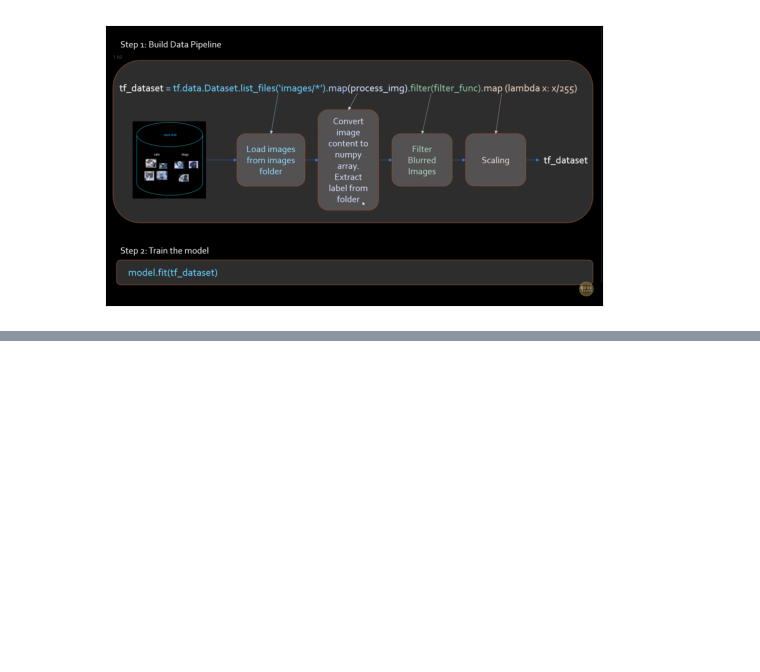
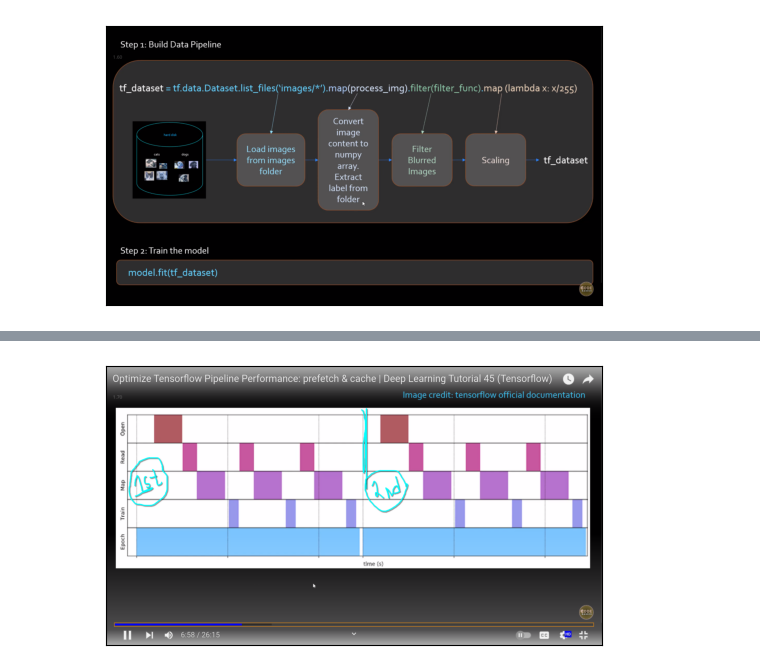
Before and after one commit to yasin-arafat-05/FaceNet, a Jupyter notebook: 01_basic/tensorflow_input_pipeline.ipynb, the cells around one changed output, grey strips where cells are left out. Drawn from its saved outputs; the diff is of its cells as text; code cells hidden in the pictures; blank space fills up the shorter version.

```diff
--- a/01_basic/tensorflow_input_pipeline.ipynb
+++ b/01_basic/tensorflow_input_pipeline.ipynb
@@ -67,0 +107,4 @@ showImg("../note_image/pic28.png")
+# %%
+showImg("../note_image/pic35.png")
+# %% [output]
+[figure, added]
```
Also changed, not shown: parts of 12 cells of this notebook.
